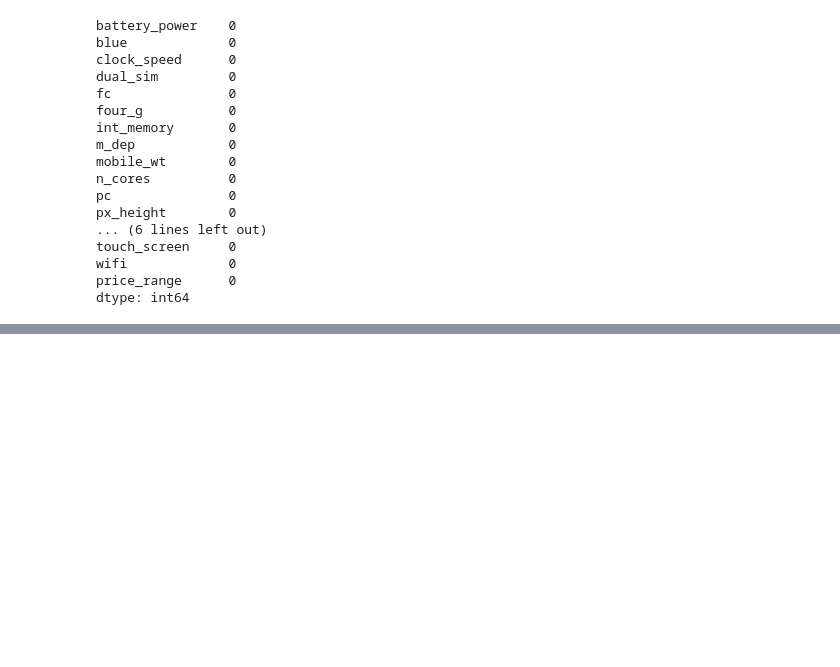
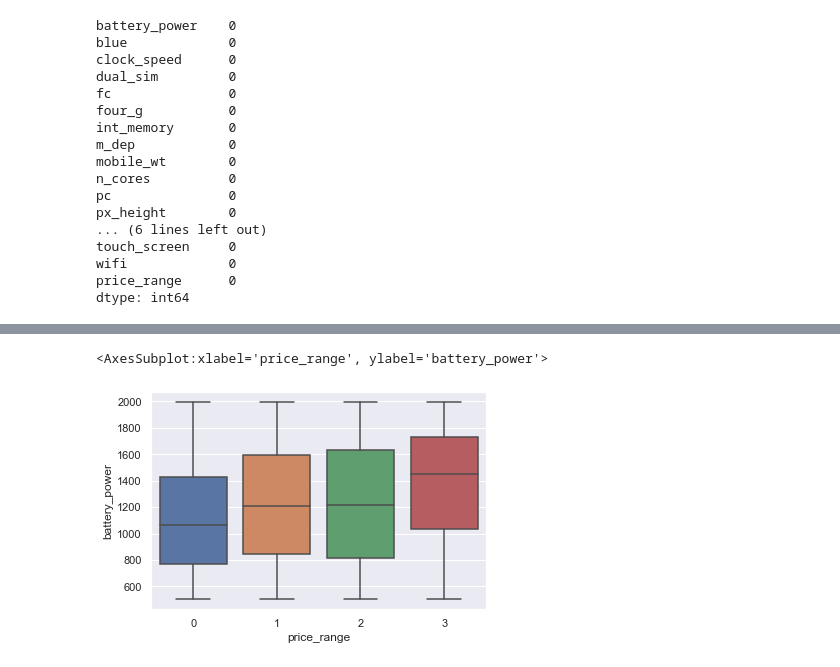
Before and after one commit to ingadanek/Price-Prediction, a Jupyter notebook: Untitled.ipynb, the cells around one changed output, grey strips where cells are left out. Drawn from its saved outputs; the diff is of its cells as text; code cells hidden in the pictures; blank space fills up the shorter version.

```diff
--- a/Untitled.ipynb
+++ b/Untitled.ipynb
@@ -65,0 +77,6 @@ dtype: int64
+# %%
+# Battery power vs Price Range
+sns.boxplot(x="price_range", y="battery_power", data=train_data)
+# %% [output]
+<AxesSubplot:xlabel='price_range', ylabel='battery_power'>
+[figure, added]
```
Also changed, not shown: parts of 4 cells of this notebook.
